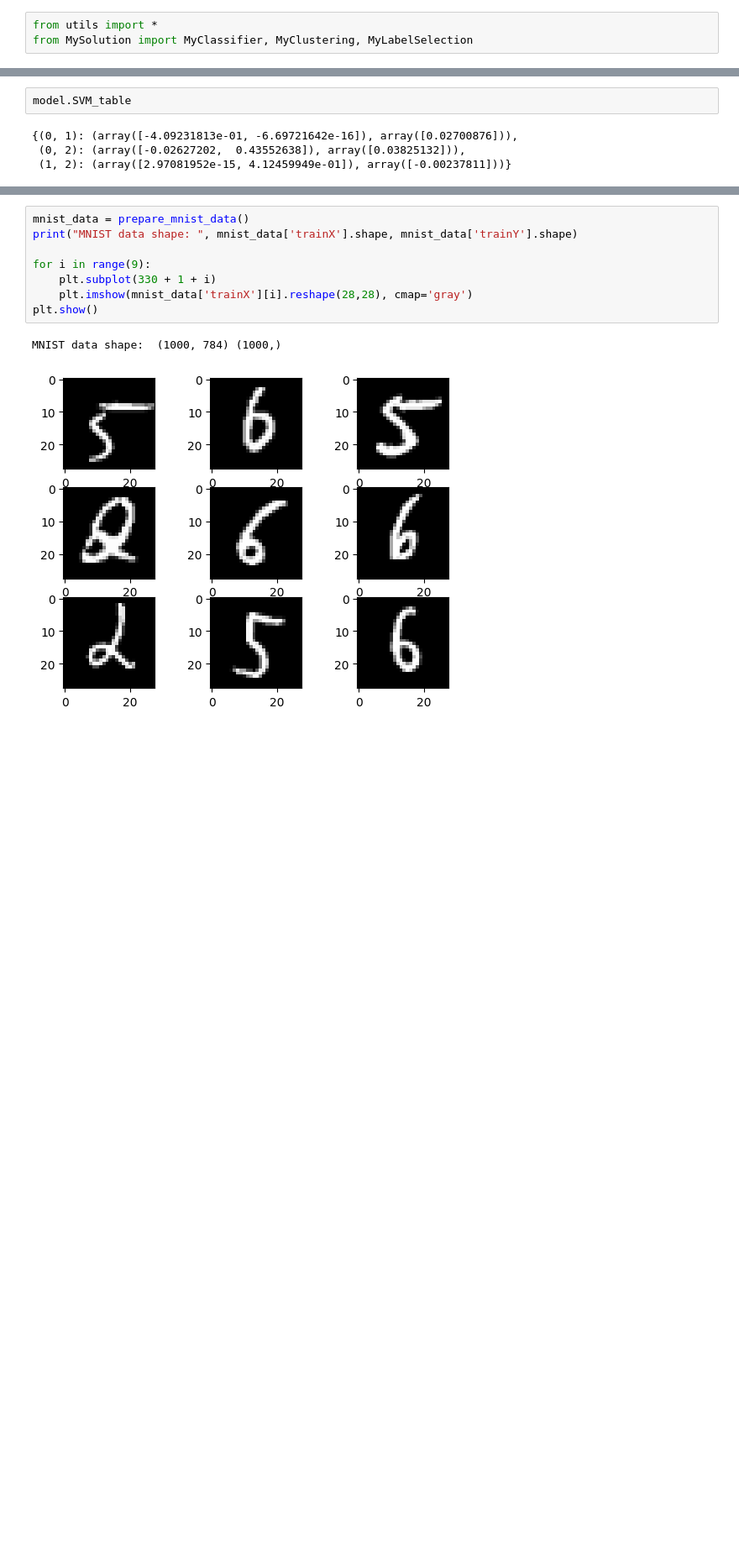
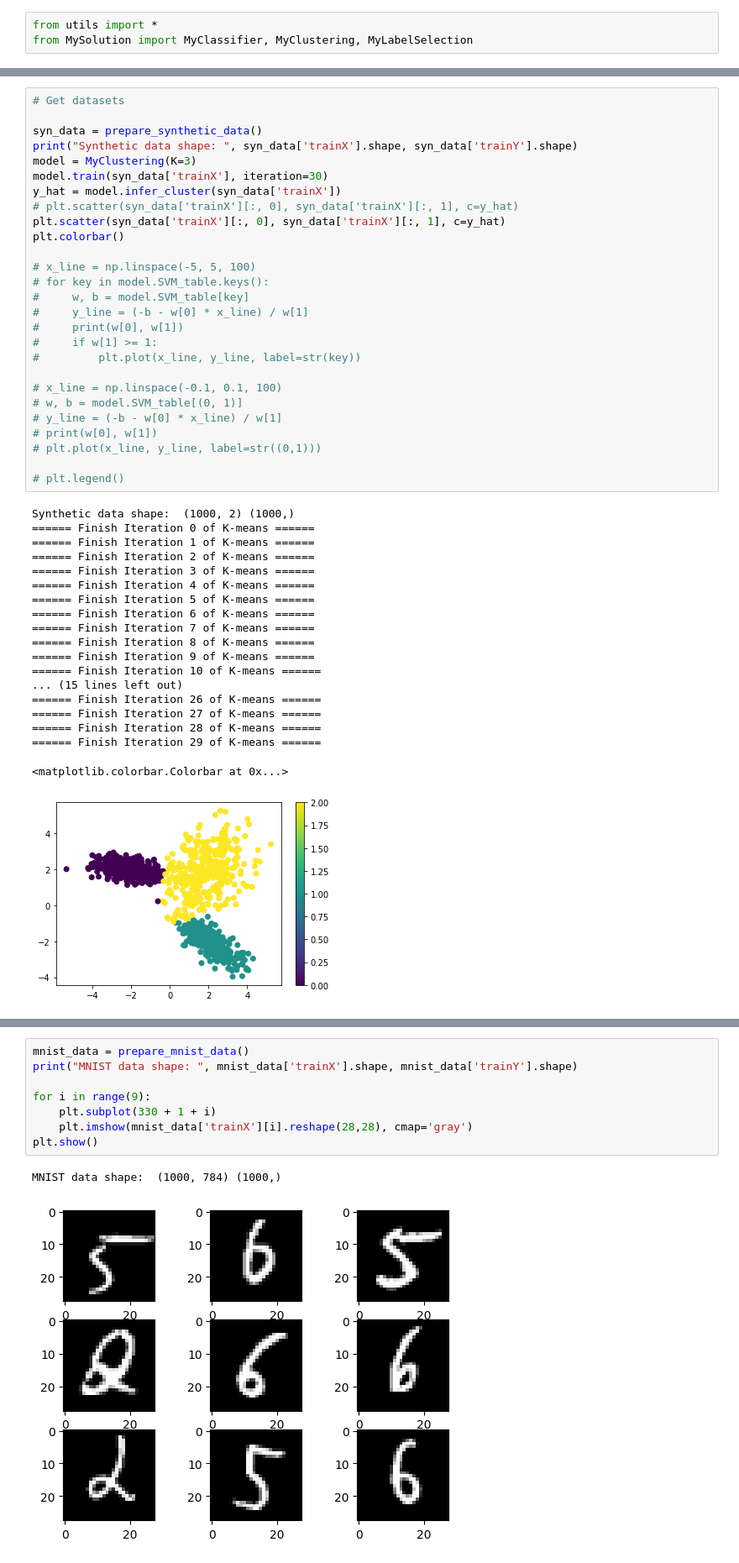
Before and after one commit to Zhengtong-Liu/ECE236A-Project, a Jupyter notebook: Code/ECE236A_Project_Demo.ipynb, the cells around one changed output, grey strips where cells are left out. Shown at 84% size. Saved outputs shown, nothing was run; the diff lists cells and outputs as text; blank space fills up the shorter version.

```diff
--- a/Code/ECE236A_Project_Demo.ipynb
+++ b/Code/ECE236A_Project_Demo.ipynb
@@ -61,6 +41,47 @@ subject to 0.0 <= aux2
 # %%
-model.SVM_table
+# Get datasets
+
+syn_data = prepare_synthetic_data()
+print("Synthetic data shape: ", syn_data['trainX'].shape, syn_data['trainY'].shape)
+model = MyClustering(K=3)
+model.train(syn_data['trainX'], iteration=30)
+y_hat = model.infer_cluster(syn_data['trainX'])
+# plt.scatter(syn_data['trainX'][:, 0], syn_data['trainX'][:, 1], c=y_hat)
+plt.scatter(syn_data['trainX'][:, 0], syn_data['trainX'][:, 1], c=y_hat)
+plt.colorbar()
+
+# x_line = np.linspace(-5, 5, 100)
+# for key in model.SVM_table.keys():
+#     w, b = model.SVM_table[key]
+#     y_line = (-b - w[0] * x_line) / w[1]
+#     print(w[0], w[1])
+#     if w[1] >= 1:
+#         plt.plot(x_line, y_line, label=str(key))
+
+# x_line = np.linspace(-0.1, 0.1, 100)
+# w, b = model.SVM_table[(0, 1)]
+# y_line = (-b - w[0] * x_line) / w[1]
+# print(w[0], w[1])
+# plt.plot(x_line, y_line, label=str((0,1)))
+
+# plt.legend()
 # %% [output]
-{(0, 1): (array([-4.09231813e-01, -6.69721642e-16]), array([0.02700876])),
- (0, 2): (array([-0.02627202,  0.43552638]), array([0.03825132])),
- (1, 2): (array([2.97081952e-15, 4.12459949e-01]), array([-0.00237811]))}
+Synthetic data shape:  (1000, 2) (1000,)
+====== Finish Iteration 0 of K-means ======
+====== Finish Iteration 1 of K-means ======
+====== Finish Iteration 2 of K-means ======
+====== Finish Iteration 3 of K-means ======
+====== Finish Iteration 4 of K-means ======
+====== Finish Iteration 5 of K-means ======
+====== Finish Iteration 6 of K-means ======
+====== Finish Iteration 7 of K-means ======
+====== Finish Iteration 8 of K-means ======
+====== Finish Iteration 9 of K-means ======
+====== Finish Iteration 10 of K-means ======
+... (15 lines left out)
+====== Finish Iteration 26 of K-means ======
+====== Finish Iteration 27 of K-means ======
+====== Finish Iteration 28 of K-means ======
+====== Finish Iteration 29 of K-means ======
+<matplotlib.colorbar.Colorbar at 0x...>
+[figure, added]
```
Also changed, not shown: parts of 6 cells of this notebook, 1 other file.
